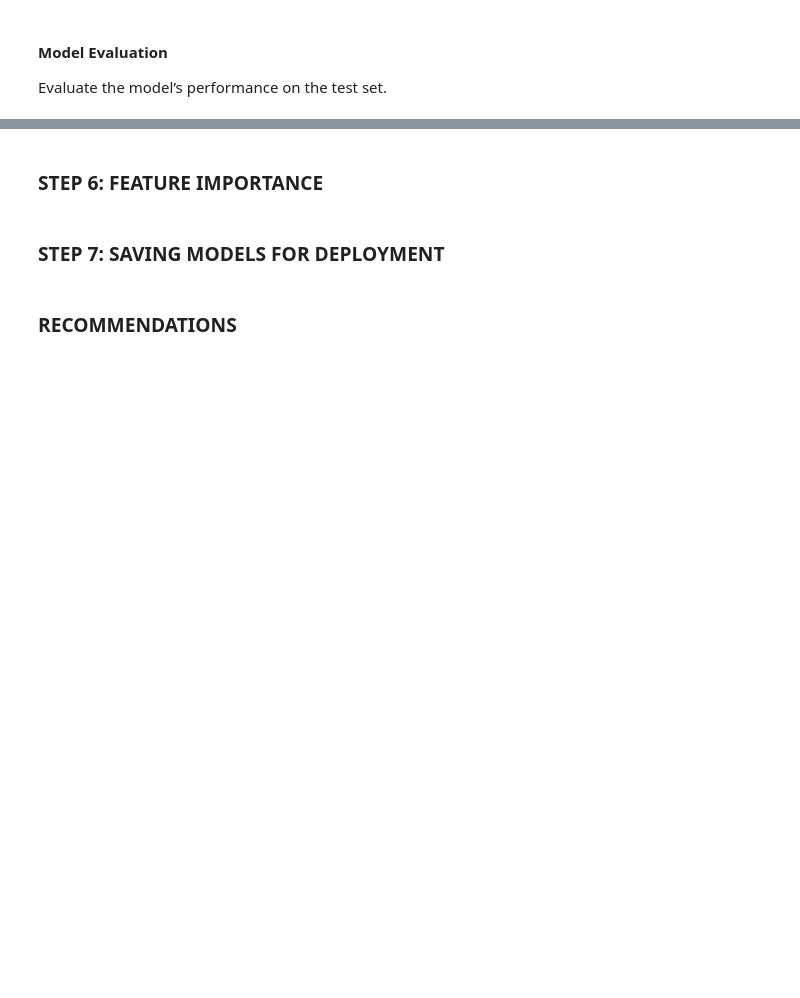
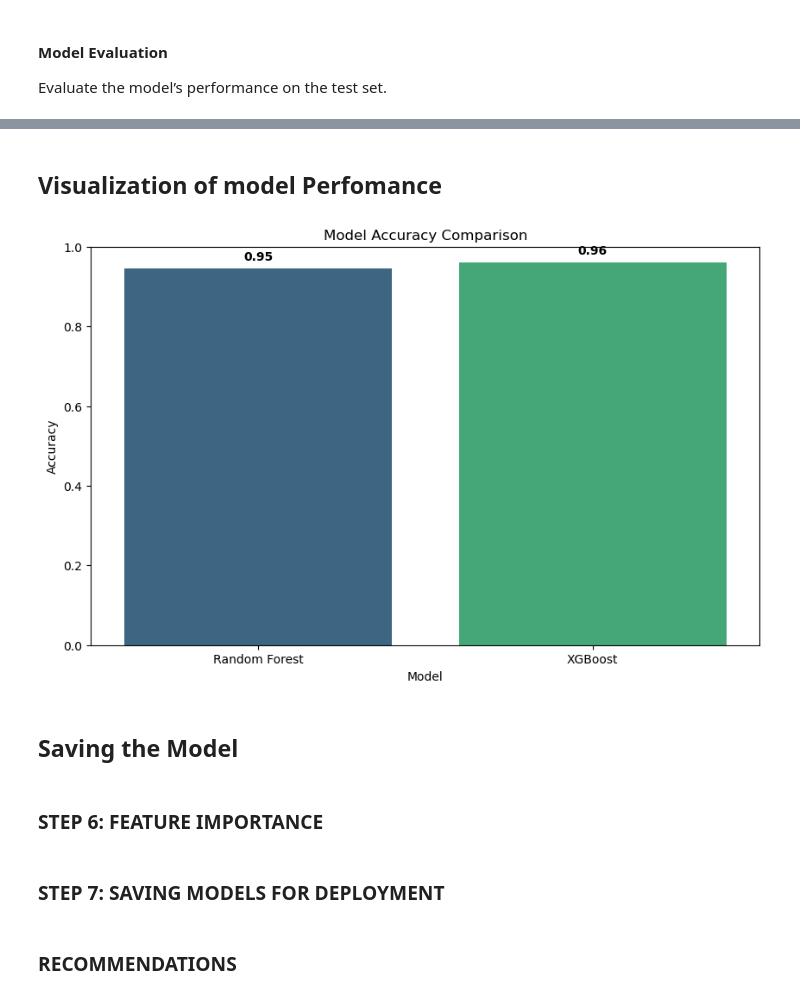
Before and after one commit to ECCHERUIYOT/AI-Powered-Recommendations-For-Melanin-Skin, a Jupyter notebook: index.ipynb, the cells around one changed output, grey strips where cells are left out. Cells and saved outputs as stored; diff of their text form; code cells hidden in the pictures; blank space fills up the shorter version.

```diff
--- a/index.ipynb
+++ b/index.ipynb
@@ -671,0 +819,23 @@ weighted avg       0.95      0.95      0.95      3212
+# %% [markdown]
+## Visualization of model Perfomance
+# %%
+import numpy as np
+
+# Model names and their accuracies
+models = ['Random Forest', 'XGBoost']
+accuracies = [accuracy_rf, xgb_accuracy]
+
+# Plotting
+plt.figure(figsize=(10, 6))
+sns.barplot(x=models, y=accuracies, palette='viridis')
+plt.title("Model Accuracy Comparison")
+plt.xlabel("Model")
+plt.ylabel("Accuracy")
+plt.ylim(0, 1)
+for i, v in enumerate(accuracies):
+    plt.text(i, v + 0.02, f"{v:.2f}", ha='center', fontweight='bold')
+plt.show()
+# %% [output]
+[figure, added]
+# %% [markdown]
+## Saving the Model
```
Also changed, not shown: parts of 29 cells of this notebook, 1 other file.
